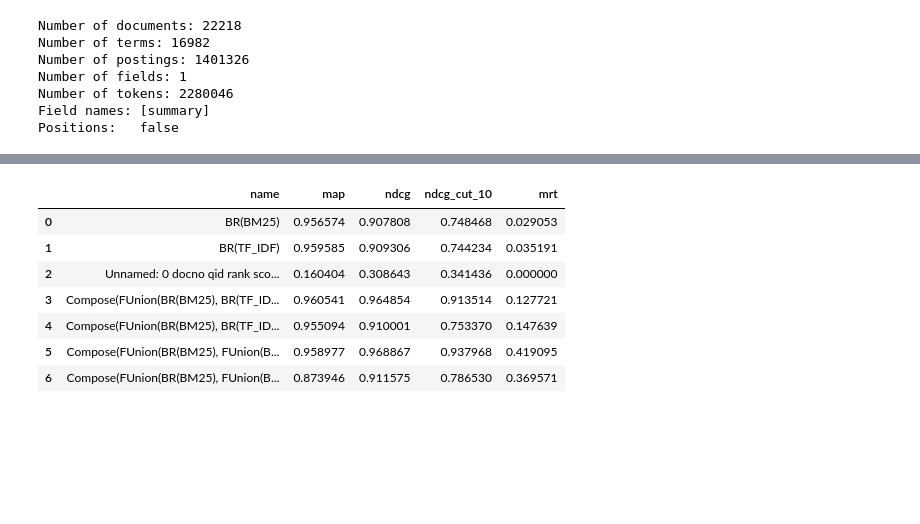
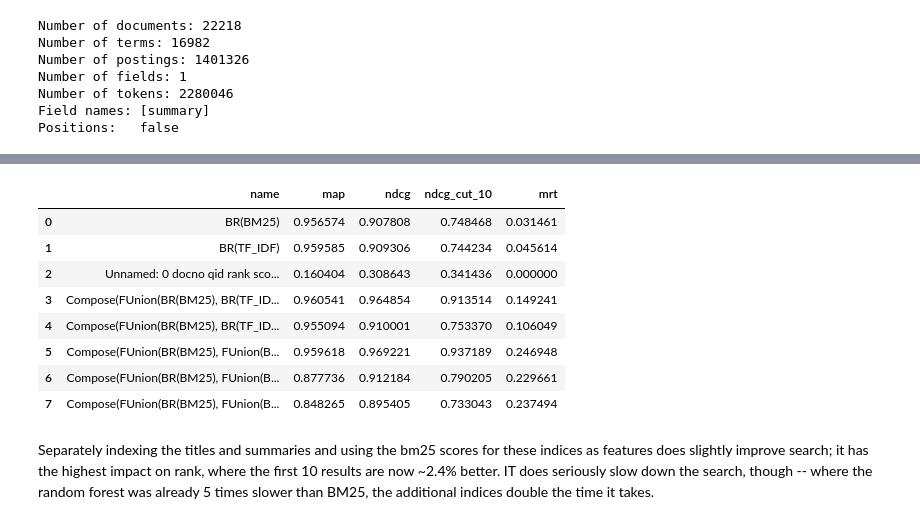
Before and after one commit to hhuntz/congressional_search, a Jupyter notebook: developing_search.ipynb, the cells around one changed output, grey strips where cells are left out. Saved outputs shown, nothing was run; the diff lists cells and outputs as text; code cells hidden in the pictures; blank space fills up the shorter version.

```diff
--- a/search.ipynb
+++ b/developing_search.ipynb
@@ -193,3 +193,14 @@ Shuffle features and optimize!
 Finished successfully.
 CPU times: user 3.57 s, sys: 103 ms, total: 3.68 s
 Wall time: 2.23 s
+# %%
+lmart_x = xgb.sklearn.XGBRanker(objective='rank:ndcg',
+      learning_rate = 0.1,
+      gamma = 1.0,
+      min_child_weight = 0.1,
+      max_depth = 6,
+      verbose = 2,
+      random_state = 42)
+
+lmart_x_pipe = features >> pt.ltr.apply_learned_model(lmart_x, form="ltr")
+lmart_x_pipe.fit(train_topics, labels, valid_topics, labels)
@@ -256,7 +271,7 @@ bm25_title = pt.BatchRetrieve(title_index, wmodel = 'BM25')
 tfidf_summary = pt.BatchRetrieve(summary_index, wmodel = 'TF_IDF')
 bm25_summary = pt.BatchRetrieve(summary_index, wmodel = 'BM25')
 # %%
-multiindex_features = bm25 ** tfidf ** tfidf_title ** bm25_title ** tfidf_summary ** bm25_summary
+multiindex_features = bm25 ** tfidf ** bm25_title ** bm25_summary
 # %%
 # set up multi-index random forest
 rf = RandomForestRegressor(n_estimators = 400, random_state = 42, n_jobs = 2)
@@ -299,0 +315,11 @@ Wall time: 7.53 s
+# %%
+lmart_x_multiindex = xgb.sklearn.XGBRanker(objective='rank:ndcg',
+      learning_rate=0.1,
+      gamma=1.0,
+      min_child_weight=0.1,
+      max_depth=6,
+      verbose=2,
+      random_state=42)
+
+lmart_x_multiindex_pipe = multiindex_features >> pt.ltr.apply_learned_model(lmart_x_multiindex, form="ltr")
+lmart_x_multiindex_pipe.fit(train_topics, labels, valid_topics, labels)
@@ -300,15 +329,18 @@ Wall time: 7.53 s
 # %%
 pt.Experiment(
-    [bm25, tfidf, gov_results, rf_pipe, ca_pipe, rf_multiindex_pipe, ca_multiindex_pipe],
+    [bm25, tfidf, gov_results, rf_pipe, ca_pipe, rf_multiindex_pipe, ca_multiindex_pipe, lmart_x_multiindex_pipe],
     topics,
     labels,
     eval_metrics=["map", "ndcg", "ndcg_cut_10", "mrt"])
 # %% [output]
 |  | name | map | ndcg | ndcg_cut_10 | mrt |
-| 0 | BR(BM25) | 0.956574 | 0.907808 | 0.748468 | 0.029053 |
-| 1 | BR(TF_IDF) | 0.959585 | 0.909306 | 0.744234 | 0.035191 |
+| 0 | BR(BM25) | 0.956574 | 0.907808 | 0.748468 | 0.031461 |
+| 1 | BR(TF_IDF) | 0.959585 | 0.909306 | 0.744234 | 0.045614 |
 | 2 | Unnamed: 0 docno qid rank sco... | 0.160404 | 0.308643 | 0.341436 | 0.000000 |
-| 3 | Compose(FUnion(BR(BM25), BR(TF_ID... | 0.960541 | 0.964854 | 0.913514 | 0.127721 |
-| 4 | Compose(FUnion(BR(BM25), BR(TF_ID... | 0.955094 | 0.910001 | 0.753370 | 0.147639 |
-| 5 | Compose(FUnion(BR(BM25), FUnion(B... | 0.958977 | 0.968867 | 0.937968 | 0.419095 |
-| 6 | Compose(FUnion(BR(BM25), FUnion(B... | 0.873946 | 0.911575 | 0.786530 | 0.369571 |
+| 3 | Compose(FUnion(BR(BM25), BR(TF_ID... | 0.960541 | 0.964854 | 0.913514 | 0.149241 |
+| 4 | Compose(FUnion(BR(BM25), BR(TF_ID... | 0.955094 | 0.910001 | 0.753370 | 0.106049 |
+| 5 | Compose(FUnion(BR(BM25), FUnion(B... | 0.959618 | 0.969221 | 0.937189 | 0.246948 |
+| 6 | Compose(FUnion(BR(BM25), FUnion(B... | 0.877736 | 0.912184 | 0.790205 | 0.229661 |
+| 7 | Compose(FUnion(BR(BM25), FUnion(B... | 0.848265 | 0.895405 | 0.733043 | 0.237494 |
+# %% [markdown]
+Separately indexing the titles and summaries and using the bm25 scores for these indices as features does slightly improve search; it has the highest impact on rank, where the first 10 results are now ~2.4% better. IT does seriously slow down the search, though -- where the random forest was already 5 times slower than BM25, the additional indices double the time it takes.
```
Also changed, not shown: parts of 6 cells of this notebook, 1 other file.
